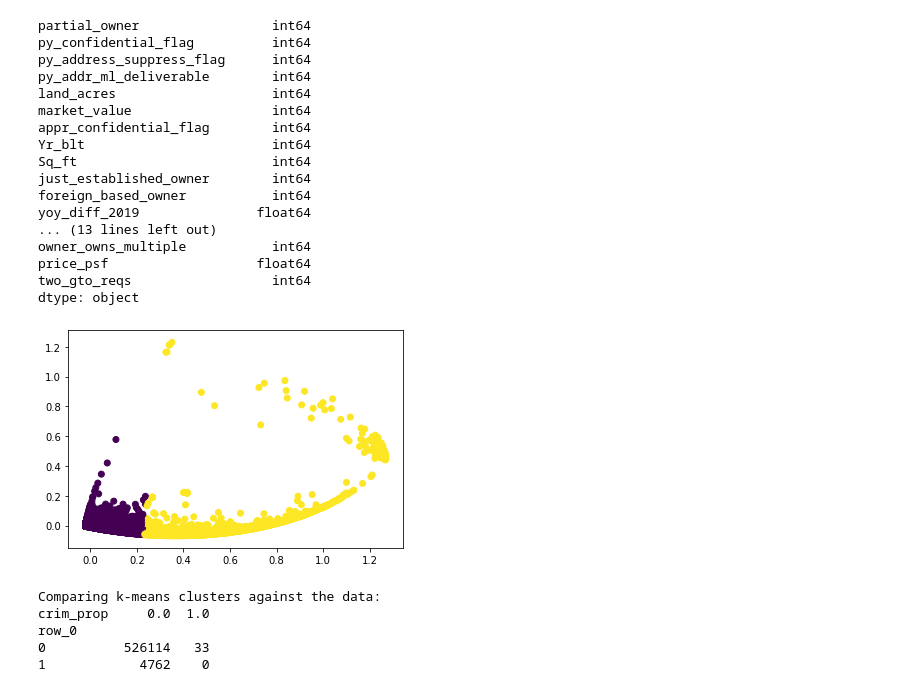
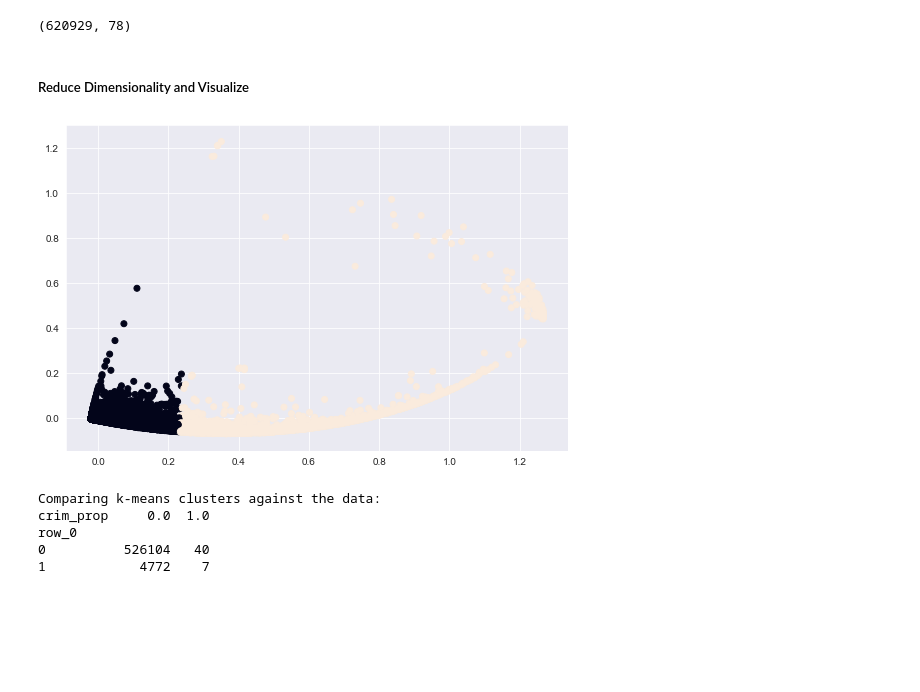
Before and after one commit to mpky/property_project, a Jupyter notebook: notebooks/clustering.ipynb, the cells around one changed output. Saved outputs shown, nothing was run; the diff lists cells and outputs as text; code cells hidden in the pictures; blank space fills up the shorter version.

```diff
--- a/notebooks/clustering.ipynb
+++ b/notebooks/clustering.ipynb
@@ -23,3 +21,11 @@ trim_prop_df.shape
+# %%
+# Fill na values in with 1 in crim_prop with 0 so they don't get dropped later on
+df.loc[df.crim_prop==1,'price_psf'] = df.loc[df.crim_prop==1,'price_psf'].fillna(0)
+
+trim_prop_df = df[(df.price_psf<df.price_psf.quantile(.999)) | (df.price_psf.isna())]
+trim_prop_df.shape
+# %% [output]
+(620929, 78)
 # %%
 # Grab all columns that are under the 70,000 nan limit
 nan_limit = 70000
@@ -39,25 +45,7 @@ sub_df = sub_df.dropna()
 # %%
 X = sub_df.iloc[:,:-1]
 y = sub_df.crim_prop
-# %%
-X.dtypes
-# %% [output]
-partial_owner                 int64
-py_confidential_flag          int64
-py_address_suppress_flag      int64
-py_addr_ml_deliverable        int64
-land_acres                    int64
-market_value                  int64
-appr_confidential_flag        int64
-Yr_blt                        int64
-Sq_ft                         int64
-just_established_owner        int64
-foreign_based_owner           int64
-yoy_diff_2019               float64
-... (13 lines left out)
-owner_owns_multiple           int64
-price_psf                   float64
-two_gto_reqs                  int64
-dtype: object
+# %% [markdown]
+##### Reduce Dimensionality and Visualize
 # %%
 X_norm = normalize(X)
@@ -66,17 +53,24 @@ X_pca = PCA(2).fit_transform(X_norm)
 # %%
-y_pred = KMeans(n_clusters=2, random_state=42).fit_predict(X_pca)
+km = KMeans(
+    n_clusters=2,
+    init='k-means++',
+    random_state=42
+)
+
+y_km = km.fit_predict(X_pca)
 
 # Plot the solution.
-plt.scatter(X_pca[:, 0], X_pca[:, 1], c=y_pred)
+plt.figure(figsize=(9,6))
+plt.scatter(X_pca[:,0], X_pca[:,1], c=y_km)
 plt.show()
 
 # Check the solution against the data.
 print('Comparing k-means clusters against the data:')
-print(pd.crosstab(y_pred, y))
+print(pd.crosstab(y_km,y))
 # %% [output]
-[figure, old version]
+[figure, new version]
 Comparing k-means clusters against the data:
 crim_prop     0.0  1.0
 row_0
-0          526114   33
-1            4762    0
+0          526104   40
+1            4772    7
```
Also changed, not shown: parts of 23 cells of this notebook, 1 other file.
